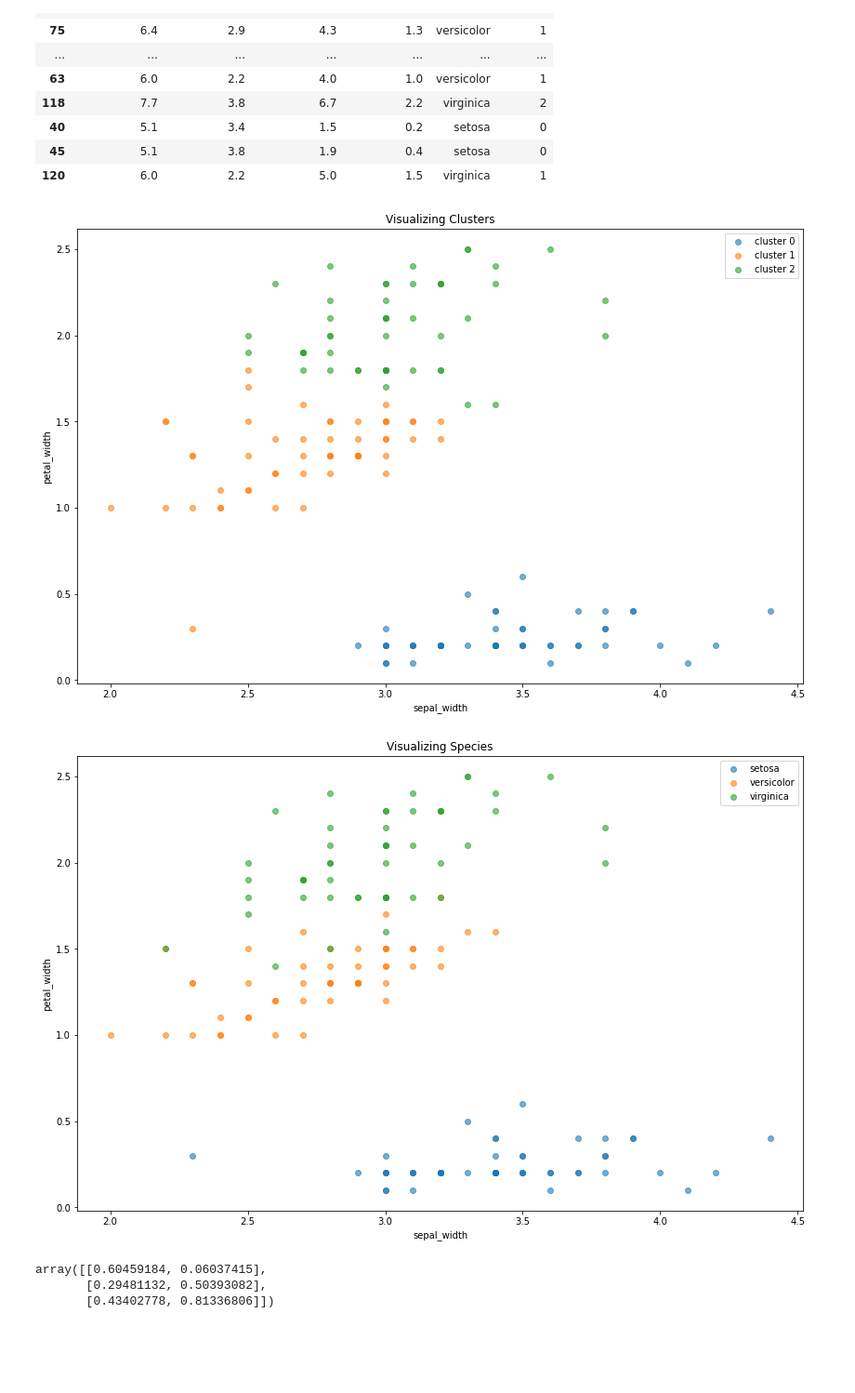
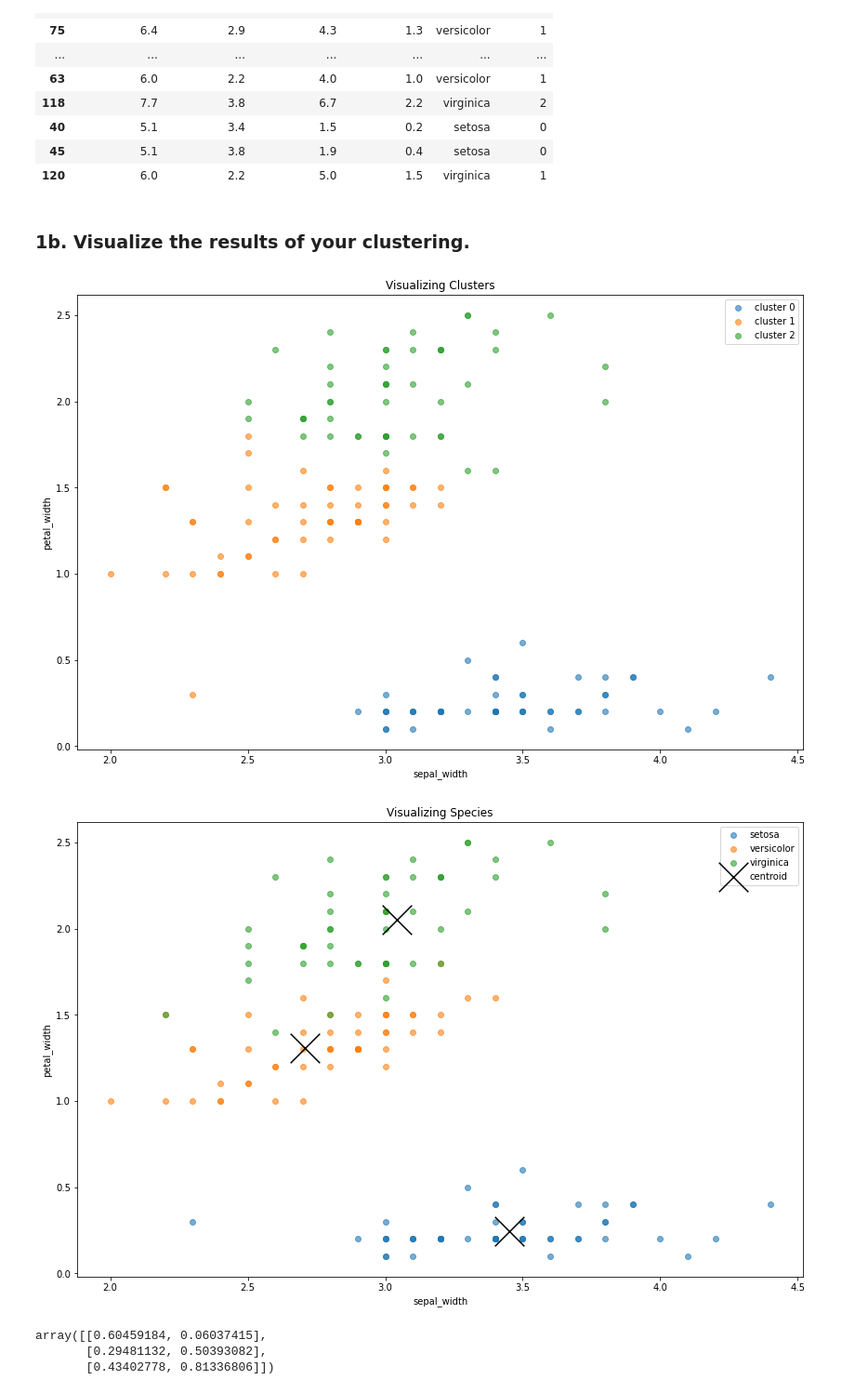
Before and after one commit to randyfrench/clustering-exercises, a Jupyter notebook: modeling.ipynb, the cells around one changed output. Shown: that part at 93% size. Drawn from its saved outputs; the diff is of its cells as text; code cells hidden in the pictures; blank space fills up the shorter version.

```diff
--- a/modeling.ipynb
+++ b/modeling.ipynb
@@ -94,31 +100,33 @@ iris.sample(20)
 | 40 | 5.1 | 3.4 | 1.5 | 0.2 | setosa | 0 |
 | 45 | 5.1 | 3.8 | 1.9 | 0.4 | setosa | 0 |
 | 120 | 6.0 | 2.2 | 5.0 | 1.5 | virginica | 1 |
+# %% [markdown]
+### 1b. Visualize the results of your clustering.
 # %%
 plt.figure(figsize=(14, 9))
 
 for cluster, subset in iris.groupby('cluster'):
     plt.scatter(subset.sepal_width, subset.petal_width, label='cluster ' + str(cluster), alpha=.6, cmap='reds')
 plt.legend()
 plt.xlabel('sepal_width')
 plt.ylabel('petal_width')
 plt.title('Visualizing Clusters')
 plt.show()
 
 
 plt.figure(figsize=(14, 9))
 for cluster, subset in iris.groupby('species'):
     plt.scatter(subset.sepal_width, subset.petal_width, label=str(cluster), alpha=.6)
-# centroids.plot.scatter(y='petal_width', x='sepal_width', c='black', marker='x', s=1000, ax=plt.gca(), label='centroid')
+centroids.plot.scatter(y='petal_width', x='sepal_width', c='black', marker='x', s=1000, ax=plt.gca(), label='centroid')
 
 plt.legend()
 plt.xlabel('sepal_width')
 plt.ylabel('petal_width')
 plt.title('Visualizing Species')
 plt.show()
 # %% [output]
 [figure]
-[figure, old version]
+[figure, new version]
 # %%
 # Cluster Centers aka centroids. The output is scaled!!
 
```
Also changed, not shown: parts of 14 cells of this notebook, 1 other file.
